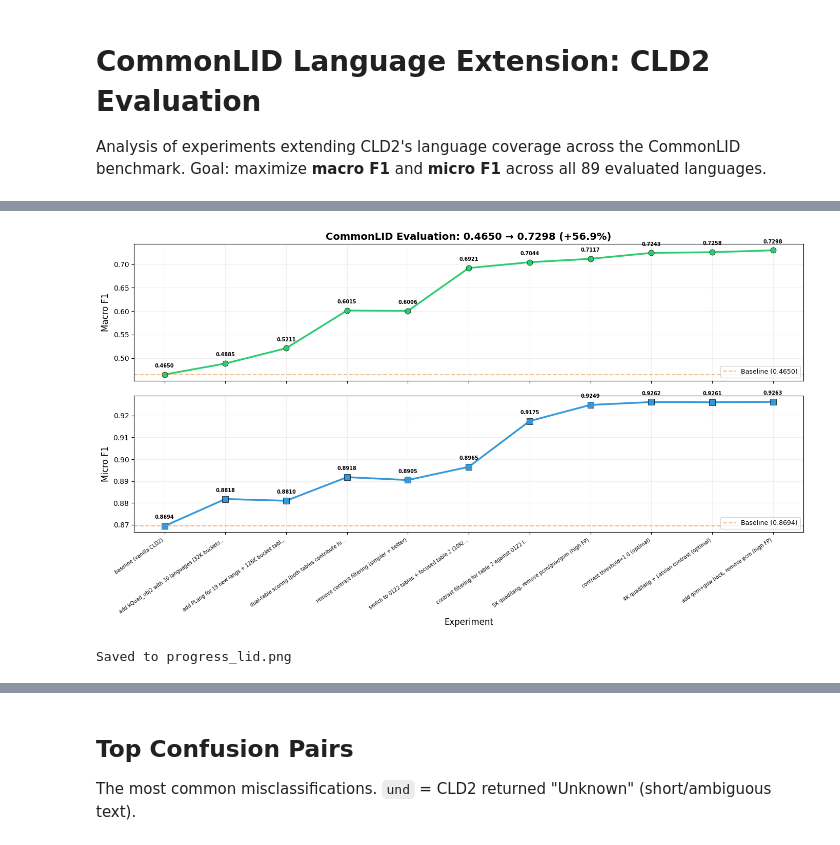
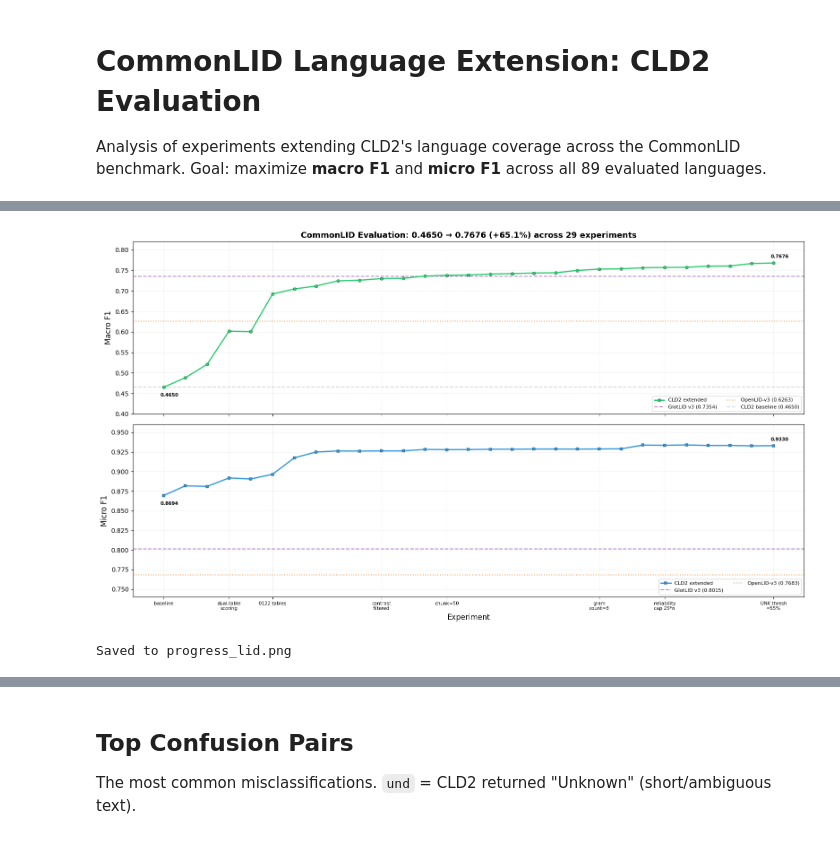
Before and after one commit to malteos/cld2, a Jupyter notebook: analysis_lid.ipynb, the cells around one changed output, grey strips where cells are left out. Drawn from its saved outputs; the diff is of its cells as text; code cells hidden in the pictures.

```diff
--- a/analysis_lid.ipynb
+++ b/analysis_lid.ipynb
@@ -13,6 +13,11 @@ df = pd.read_csv("results_lid.tsv", sep="\t")
 for col in ["macro_f1", "micro_f1", "coverage"]:
     df[col] = pd.to_numeric(df[col], errors="coerce")
 
+# Load baselines
+baselines = pd.read_csv("results_baselines.tsv", sep="\t")
+for col in ["macro_f1", "micro_f1", "coverage"]:
+    baselines[col] = pd.to_numeric(baselines[col], errors="coerce")
+
 # Load per-language results (from latest evaluation run)
 lang_df = pd.read_csv("data/evaluation/results/per_language.tsv", sep="\t")
 
@@ -21,5 +26,6 @@ conf_df = pd.read_csv("data/evaluation/results/confusion.tsv", sep="\t")
 
 print(f"Experiments: {len(df)}")
 print(f"Languages evaluated: {len(lang_df[lang_df['n_samples'] > 0])}")
+print(f"Baseline models: {list(baselines['model'])}")
 df
 # %% [output]
@@ -44,50 +57,86 @@ Track how macro F1, micro F1, and language coverage evolve across experiments.
 # %%
-fig, axes = plt.subplots(2, 1, figsize=(14, 8), sharex=True)
+# Baseline values
+glotlid_macro = baselines.loc[baselines['model'] == 'glotlid', 'macro_f1'].values[0]
+glotlid_micro = baselines.loc[baselines['model'] == 'glotlid', 'micro_f1'].values[0]
+openlid_macro = baselines.loc[baselines['model'] == 'openlid-v3', 'macro_f1'].values[0]
+openlid_micro = baselines.loc[baselines['model'] == 'openlid-v3', 'micro_f1'].values[0]
+
+fig, axes = plt.subplots(2, 1, figsize=(16, 9), sharex=True)
 
 x = range(len(df))
-labels = [d[:45] + "..." if len(d) > 45 else d for d in df["description"]]
+
+# Select major experiments for x-axis labels (every significant jump)
+major_indices = [0, 3, 5, 10, 13, 20, 23, 28, len(df)-1]
+major_indices = sorted(set(i for i in major_indices if i < len(df)))
+major_labels = {
+    0: "baseline",
+    3: "dual-table\nscoring",
+    5: "0122 tables",
+    10: "contrast\nfiltered",
+    13: "chunk=50",
+    20: "gram\ncount=8",
+    23: "reliability\ncap 25*n",
+    28: "UNK thresh\n=55%",
+}
+# Make sure last experiment is labeled
+last_idx = len(df) - 1
+if last_idx not in major_labels:
+    major_labels[last_idx] = "chunk=150"
 
 # Macro F1
 ax = axes[0]
-ax.plot(x, df["macro_f1"], "o-", color="#2ecc71", linewidth=2.5, markersize=8,
-        markeredgecolor="black", markeredgewidth=0.5)
-ax.axhline(y=df.iloc[0]["macro_f1"], color="#e67e22", linestyle="--", alpha=0.5,
-           label=f"Baseline ({df.iloc[0]['macro_f1']:.4f})")
-for i, (xi, v) in enumerate(zip(x, df["macro_f1"])):
-    ax.annotate(f"{v:.4f}", (xi, v), textcoords="offset points",
-               xytext=(0, 10), ha="center", fontsize=7, fontweight="bold")
+ax.plot(x, df["macro_f1"], "o-", color="#2ecc71", linewidth=2, markersize=5,
+        markeredgecolor="black", markeredgewidth=0.3, label="CLD2 extended", zorder=5)
+ax.axhline(y=glotlid_macro, color="#9b59b6", linestyle="--", alpha=0.7, linewidth=1.5,
+           label=f"GlotLID v3 ({glotlid_macro:.4f})")
+ax.axhline(y=openlid_macro, color="#e67e22", linestyle=":", alpha=0.7, linewidth=1.5,
+           label=f"OpenLID-v3 ({openlid_macro:.4f})")
+ax.axhline(y=df.iloc[0]["macro_f1"], color="#95a5a6", linestyle="--", alpha=0.4,
+           label=f"CLD2 baseline ({df.iloc[0]['macro_f1']:.4f})")
+# Annotate first and last
+ax.annotate(f"{df.iloc[0]['macro_f1']:.4f}", (0, df.iloc[0]['macro_f1']),
+            textcoords="offset points", xytext=(-5, -15), fontsize=7.5, fontweight="bold")
+ax.annotate(f"{df.iloc[-1]['macro_f1']:.4f}", (len(df)-1, df.iloc[-1]['macro_f1']),
+            textcoords="offset points", xytext=(-5, 8), fontsize=7.5, fontweight="bold")
 ax.set_ylabel("Macro F1", fontsize=12)
 delta = df.iloc[-1]['macro_f1'] - df.iloc[0]['macro_f1']
 pct = delta / df.iloc[0]['macro_f1'] * 100
 ax.set_title(f"CommonLID Evaluation: {df.iloc[0]['macro_f1']:.4f} \u2192 {df.iloc[-1]['macro_f1']:.4f} "
-             f"(+{pct:.1f}%)",
-             fontsize=14, fontweight="bold")
-ax.legend(loc="lower right", fontsize=9)
+             f"(+{pct:.1f}%) across {len(df)} experiments",
+             fontsize=13, fontweight="bold")
+ax.legend(loc="lower right", fontsize=8, ncol=2)
 ax.grid(True, alpha=0.2)
+ax.set_ylim(0.40, 0.82)
 
 # Micro F1
 ax = axes[1]
-ax.plot(x, df["micro_f1"], "s-", color="#3498db", linewidth=2.5, markersize=8,
-        markeredgecolor="black", markeredgewidth=0.5)
-ax.axhline(y=df.iloc[0]["micro_f1"], color="#e67e22", linestyle="--", alpha=0.5,
-           label=f"Baseline ({df.iloc[0]['micro_f1']:.4f})")
-for i, (xi, v) in enumerate(zip(x, df["micro_f1"])):
-    ax.annotate(f"{v:.4f}", (xi, v), textcoords="offset points",
-               xytext=(0, 10), ha="center", fontsize=7, fontweight="bold")
+ax.plot(x, df["micro_f1"], "s-", color="#3498db", linewidth=2, markersize=5,
+        markeredgecolor="black", markeredgewidth=0.3, label="CLD2 extended", zorder=5)
+ax.axhline(y=glotlid_micro, color="#9b59b6", linestyle="--", alpha=0.7, linewidth=1.5,
+           label=f"GlotLID v3 ({glotlid_micro:.4f})")
+ax.axhline(y=openlid_micro, color="#e67e22", linestyle=":", alpha=0.7, linewidth=1.5,
+           label=f"OpenLID-v3 ({openlid_micro:.4f})")
+ax.annotate(f"{df.iloc[0]['micro_f1']:.4f}", (0, df.iloc[0]['micro_f1']),
+            textcoords="offset points", xytext=(-5, -15), fontsize=7.5, fontweight="bold")
+ax.annotate(f"{df.iloc[-1]['micro_f1']:.4f}", (len(df)-1, df.iloc[-1]['micro_f1']),
+            textcoords="offset points", xytext=(-5, 8), fontsize=7.5, fontweight="bold")
 ax.set_ylabel("Micro F1", fontsize=12)
-ax.legend(loc="lower right", fontsize=9)
+ax.legend(loc="lower right", fontsize=8, ncol=2)
 ax.grid(True, alpha=0.2)
+ax.set_ylim(0.74, 0.96)
 
-ax.set_xticks(list(x))
-ax.set_xticklabels(labels, rotation=35, ha="right", fontsize=7)
+# X-axis: only show labels for major experiments
+ax.set_xticks(major_indices)
+ax.set_xticklabels([major_labels.get(i, "") for i in major_indices],
+                   rotation=0, ha="center", fontsize=7.5)
 ax.set_xlabel("Experiment", fontsize=12)
 
 plt.tight_layout()
 plt.savefig("progress_lid.png", dpi=150, bbox_inches="tight")
 plt.show()
 print("Saved to progress_lid.png")
 # %% [output]
-[figure, old version]
+[figure, new version]
 Saved to progress_lid.png
 # %% [markdown]
 ## Per-Language F1 Scores
```
Also changed, not shown: parts of 8 cells of this notebook, 12 other files.
